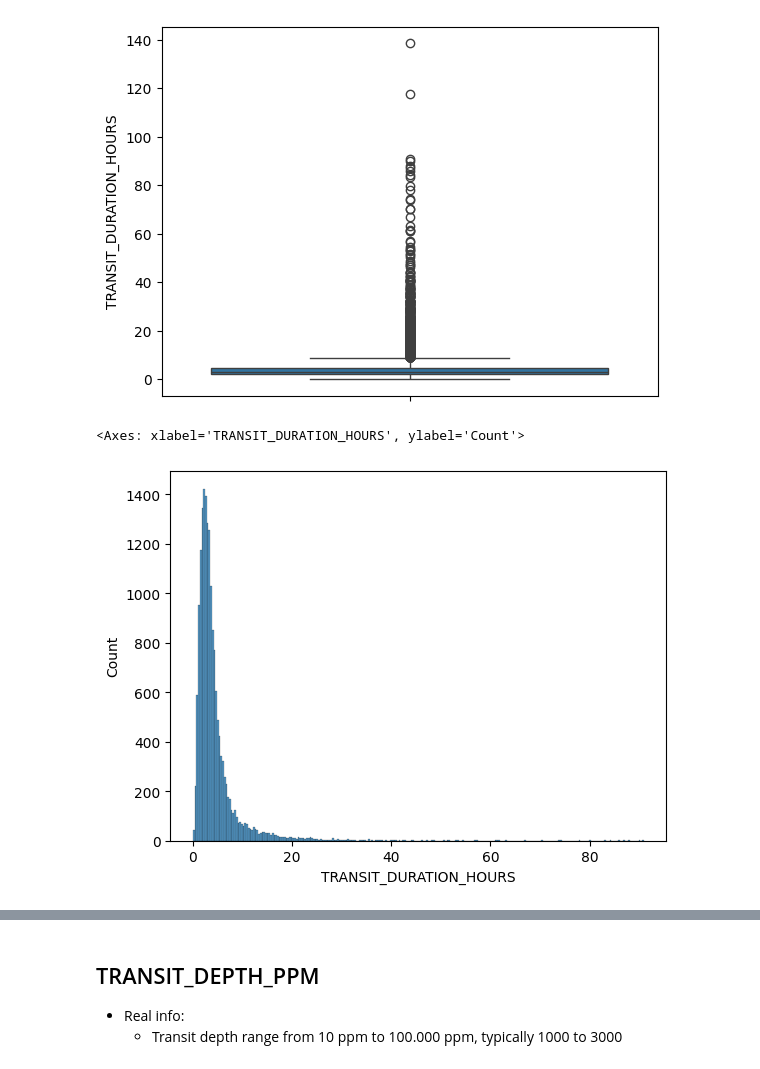
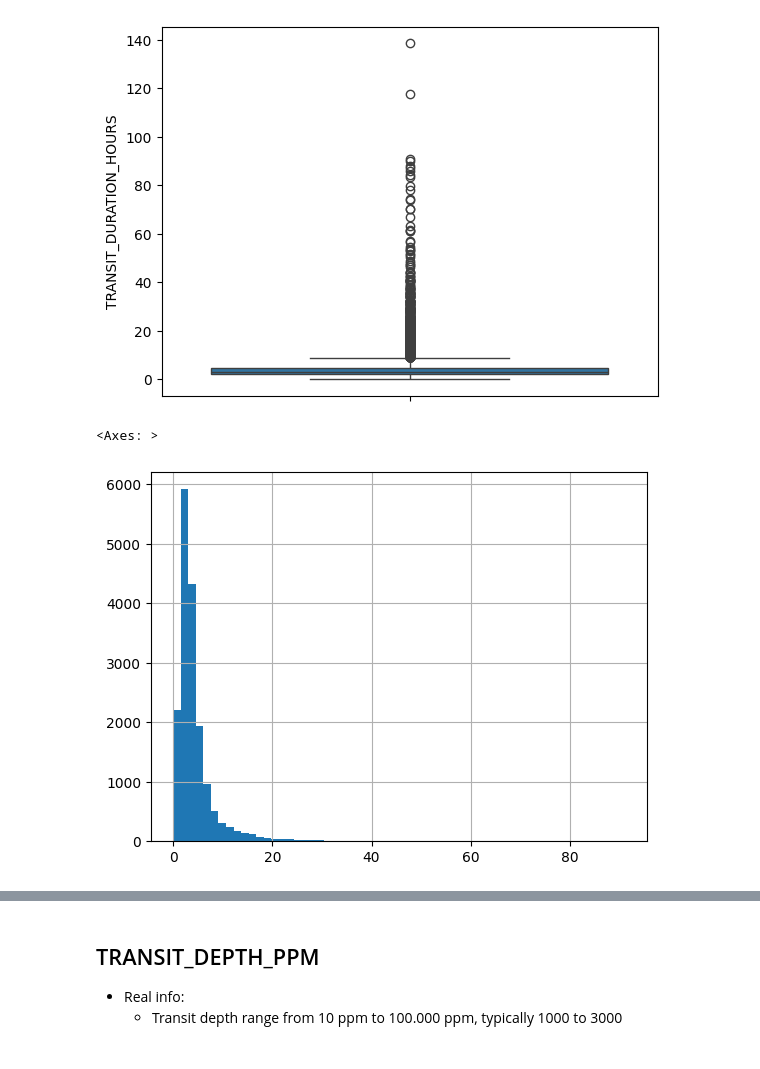
Before and after one commit to PauloRugani/nasa-exoplanet-classifier, a Jupyter notebook: notebooks/3_data_cleaning.ipynb, the cells around one changed output, grey strips where cells are left out. Cells and saved outputs as stored; diff of their text form; code cells hidden in the pictures.

```diff
--- a/notebooks/3_data_cleaning.ipynb
+++ b/notebooks/3_data_cleaning.ipynb
@@ -192,11 +194,11 @@ sns.boxplot(df['TRANSIT_DURATION_HOURS'])
 [figure]
 # %%
 df = df[df['TRANSIT_DURATION_HOURS'] < 100]
-# %%
-sns.histplot(df['TRANSIT_DURATION_HOURS'])
-# %% [output]
-<Axes: xlabel='TRANSIT_DURATION_HOURS', ylabel='Count'>
-[figure, removed]
+# %%
+df['TRANSIT_DURATION_HOURS'].hist(bins=60)
+# %% [output]
+<Axes: >
+[figure, added]
 # %%
 df['TRANSIT_DURATION_HOURS'].describe()
 # %% [output]
```
Also changed, not shown: parts of 12 cells of this notebook.
